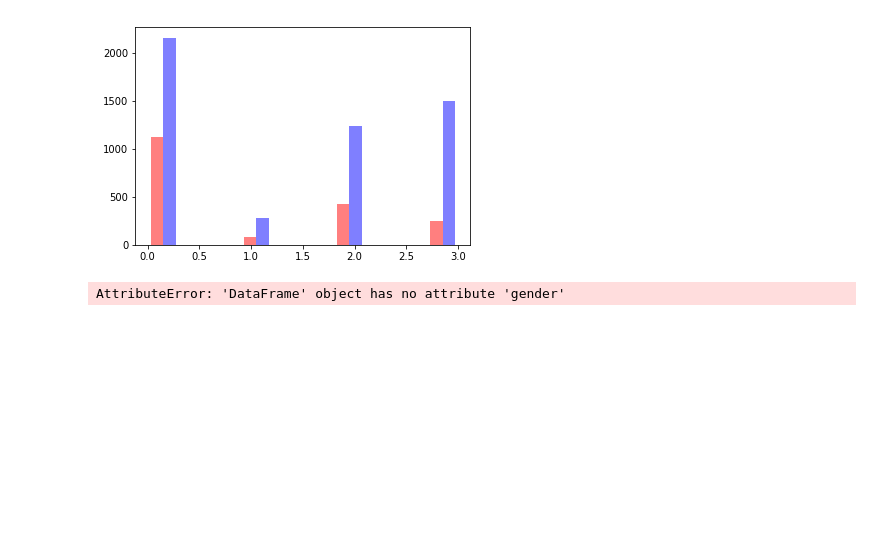
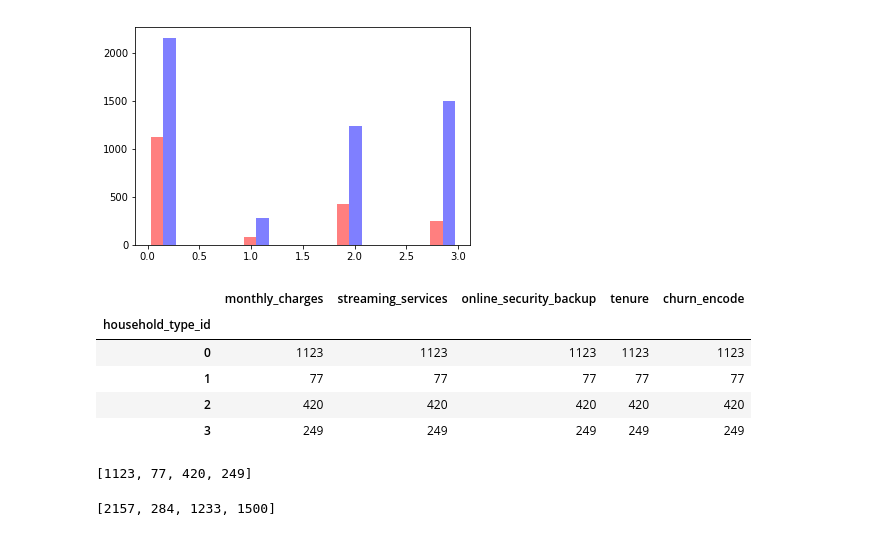
Before and after one commit to telco-norrick-chad/classification_proj_telco, a Jupyter notebook: norrick.ipynb, the cells around one changed output. Drawn from its saved outputs; the diff is of its cells as text; code cells hidden in the pictures; blank space fills up the shorter version.

Commit message:
churn percents

```diff
--- a/norrick.ipynb
+++ b/norrick.ipynb
@@ -36,7 +36,12 @@ plt.hist(dfs, color=['r','b'], alpha=0.5)
  array([0. , 0.3, 0.6, 0.9, 1.2, 1.5, 1.8, 2.1, 2.4, 2.7, 3. ]),
  <a list of 2 Lists of Patches objects>)
 [figure]
-# %%
-tdf.gender.unique()
-# %% [output]
-AttributeError: 'DataFrame' object has no attribute 'gender'
+# %%
+tdfc.groupby('household_type_id').count()
+# %% [output]
+|  | monthly_charges | streaming_services | online_security_backup | tenure | churn_encode |
+| household_type_id |  |  |  |  |  |
+| 0 | 1123 | 1123 | 1123 | 1123 | 1123 |
+| 1 | 77 | 77 | 77 | 77 | 77 |
+| 2 | 420 | 420 | 420 | 420 | 420 |
+| 3 | 249 | 249 | 249 | 249 | 249 |
@@ -42,0 +60,8 @@ AttributeError: 'DataFrame' object has no attribute 'gender'
+# %%
+hhidc
+# %% [output]
+[1123, 77, 420, 249]
+# %%
+hhids
+# %% [output]
+[2157, 284, 1233, 1500]
```
Also changed, not shown: parts of 5 cells of this notebook.
